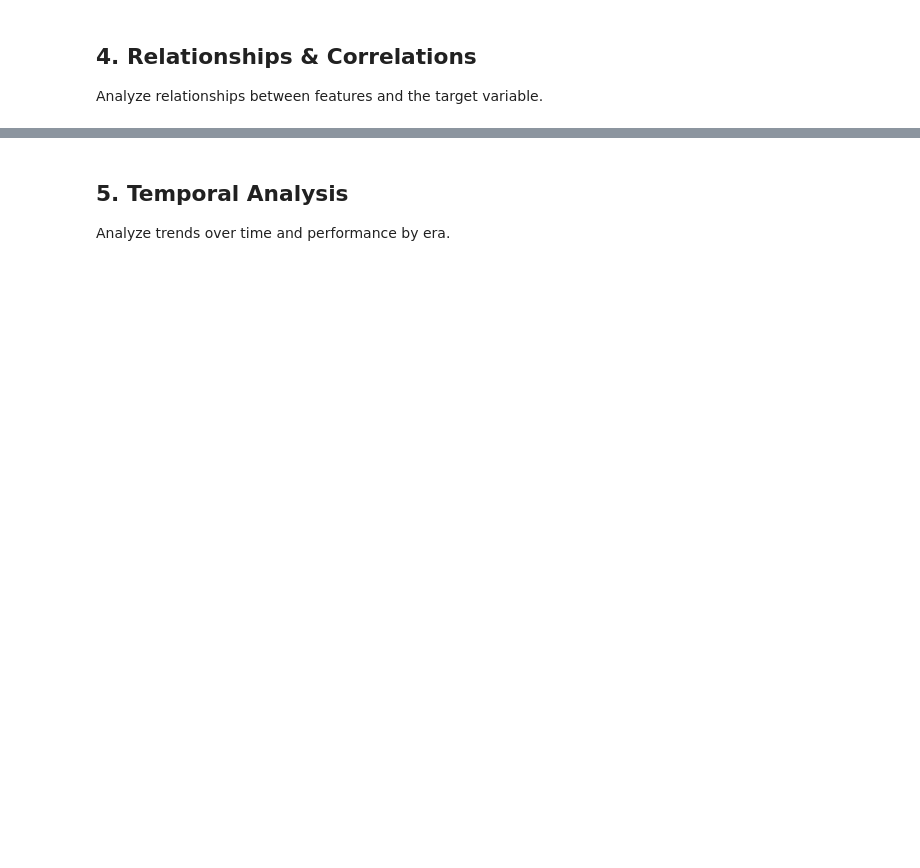
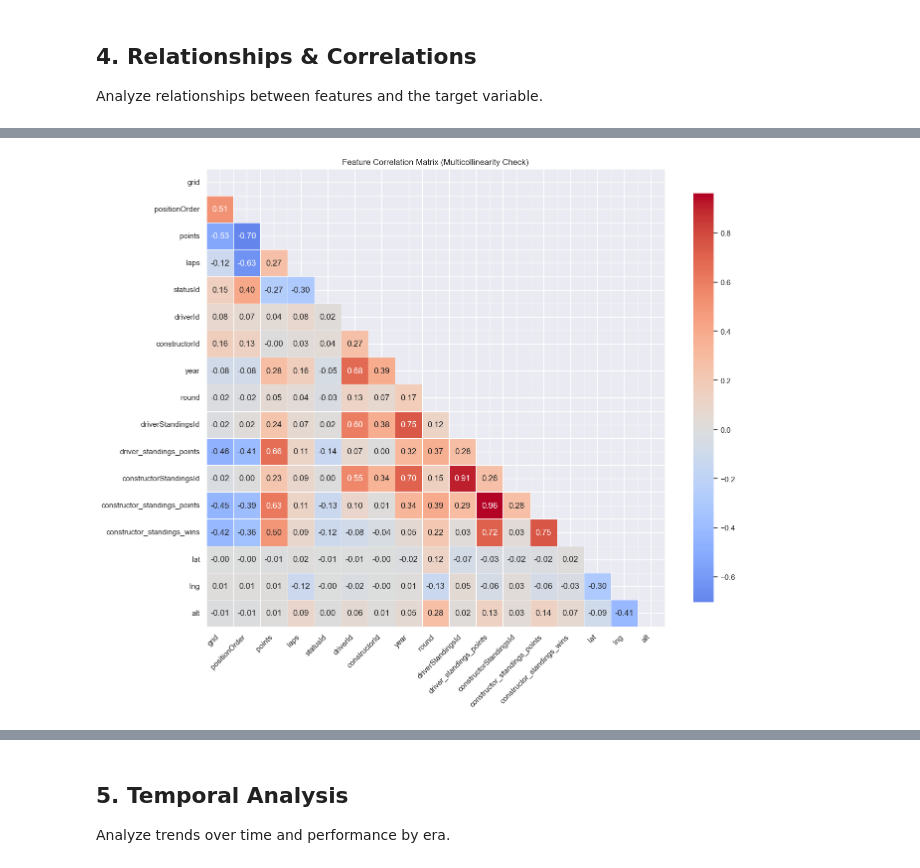
Before and after one commit to ch1ckenhead/f1-podium-predictor, a Jupyter notebook: notebooks/03_exploratory_data_analysis.ipynb, the cells around one changed output, grey strips where cells are left out. Drawn from its saved outputs; the diff is of its cells as text; code cells hidden in the pictures; blank space fills up the shorter version.

```diff
--- a/notebooks/03_exploratory_data_analysis.ipynb
+++ b/notebooks/03_exploratory_data_analysis.ipynb
@@ -21,7 +21,7 @@ import warnings
 warnings.filterwarnings('ignore')
 
 # Set up paths
-PROJECT_ROOT = Path("..").resolve()
+PROJECT_ROOT = Path(r"C:/Users/erikv/Downloads/F1").resolve()
 PROCESSED_ROOT = PROJECT_ROOT / "data" / "processed"
 
 # Load master table
@@ -151,0 +267,87 @@ if 'podium' in numeric_cols:
+# %%
+# Comprehensive correlation analysis between features (not just with podium)
+# Select key numeric features that might be correlated
+key_features = [
+    'grid', 'positionOrder', 'points', 'laps', 'statusId',
+    'driverId', 'constructorId', 'year', 'round',
+    'driverStandingsId', 'driver_standings_points', 'driver_standings_wins',
+    'constructorStandingsId', 'constructor_standings_points', 'constructor_standings_wins',
+    'lat', 'lng', 'alt'
+]
+
+# Filter to features that exist in the dataset
+available_features = [f for f in key_features if f in master.columns]
+numeric_available = [f for f in available_features if master[f].dtype in [np.int64, np.float64]]
+
+# Calculate correlation matrix for these features
+if len(numeric_available) > 1:
+    feature_corr = master[numeric_available].corr()
+
+    # Create a mask for the upper triangle (to avoid duplicate pairs)
+    mask = np.triu(np.ones_like(feature_corr, dtype=bool))
+
+    # Plot correlation heatmap
+    plt.figure(figsize=(14, 12))
+    sns.heatmap(feature_corr, mask=mask, annot=True, fmt='.2f', cmap='coolwarm',
+                center=0, square=True, linewidths=0.5, cbar_kws={"shrink": 0.8},
+                xticklabels=feature_corr.columns, yticklabels=feature_corr.columns)
+    plt.title('Feature Correlation Matrix (Multicollinearity Check)')
+    plt.xticks(rotation=45, ha='right')
+    plt.yticks(rotation=0)
+    plt.tight_layout()
+    plt.show()
+
+    # Find highly correlated pairs (excluding self-correlations)
+    high_corr_pairs = []
+    for i in range(len(feature_corr.columns)):
+        for j in range(i+1, len(feature_corr.columns)):
+            corr_val = feature_corr.iloc[i, j]
+            if abs(corr_val) > 0.7:  # Threshold for high correlation
+                high_corr_pairs.append({
+                    'feature1': feature_corr.columns[i],
+                    'feature2': feature_corr.columns[j],
+                    'correlation': corr_val
+                })
+
+    # Sort by absolute correlation
+    high_corr_pairs = sorted(high_corr_pairs, key=lambda x: abs(x['correlation']), reverse=True)
+
+    print("\n" + "="*70)
+    print("HIGHLY CORRELATED FEATURE PAIRS (|r| > 0.7)")
+    print("="*70)
+    print("These features may be redundant - consider keeping only one or creating composite features\n")
+
+    if high_corr_pairs:
+        for pair in high_corr_pairs:
+            print(f"{pair['feature1']:30s} <-> {pair['feature2']:30s} : {pair['correlation']:6.3f}")
+
+        print(f"\nTotal highly correlated pairs found: {len(high_corr_pairs)}")
+        print("\nRecommendations:")
+        print("- Consider removing one feature from each highly correlated pair")
+        print("- Or create composite features that capture the relationship")
+        print("- Keep the feature that is more interpretable or has stronger predictive power")
+    else:
+        print("No highly correlated pairs found (|r| > 0.7)")
+        print("This is good - features are relatively independent")
+
+    # Check for moderate correlations (0.5 < |r| < 0.7)
+    moderate_corr_pairs = []
+    for i in range(len(feature_corr.columns)):
+        for j in range(i+1, len(feature_corr.columns)):
+            corr_val = feature_corr.iloc[i, j]
+            if 0.5 < abs(corr_val) <= 0.7:
+                moderate_corr_pairs.append({
+                    'feature1': feature_corr.columns[i],
+                    'feature2': feature_corr.columns[j],
+                    'correlation': corr_val
+                })
+
+    moderate_corr_pairs = sorted(moderate_corr_pairs, key=lambda x: abs(x['correlation']), reverse=True)
+
+    if moderate_corr_pairs:
+        print(f"\nModerately correlated pairs (0.5 < |r| < 0.7): {len(moderate_corr_pairs)}")
+        print("These may still provide some unique information, but monitor during feature selection")
+else:
+    print("Not enough numeric features available for correlation analysis")
+# %% [output]
+[figure, added]
```
Also changed, not shown: parts of 12 cells of this notebook, 6 other files.
